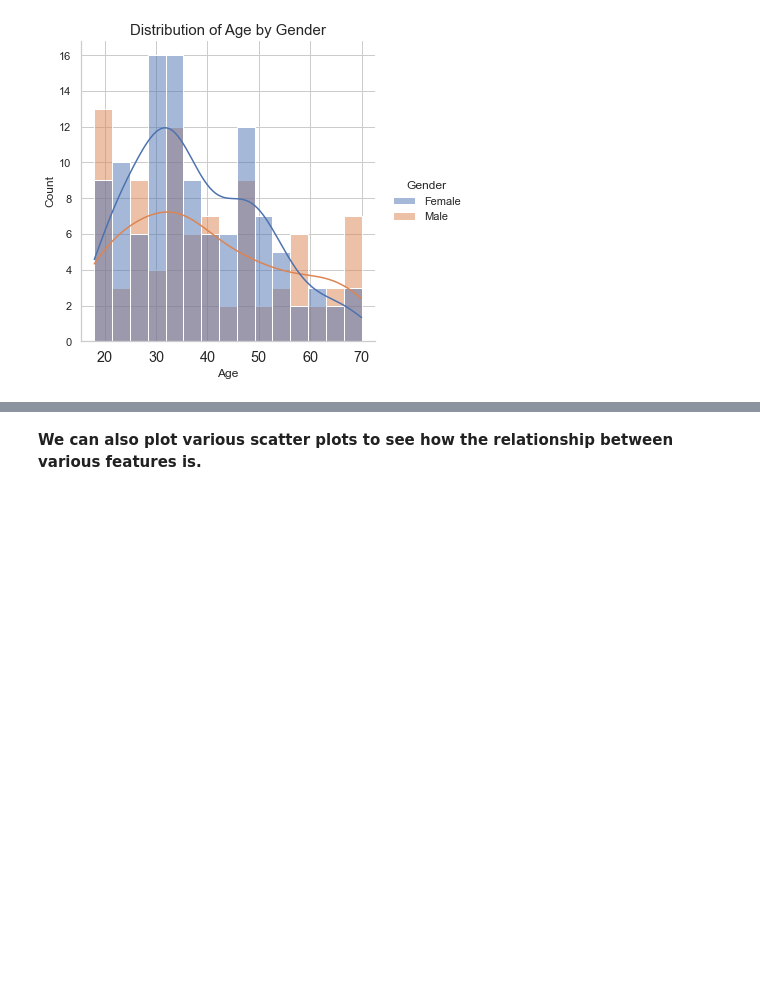
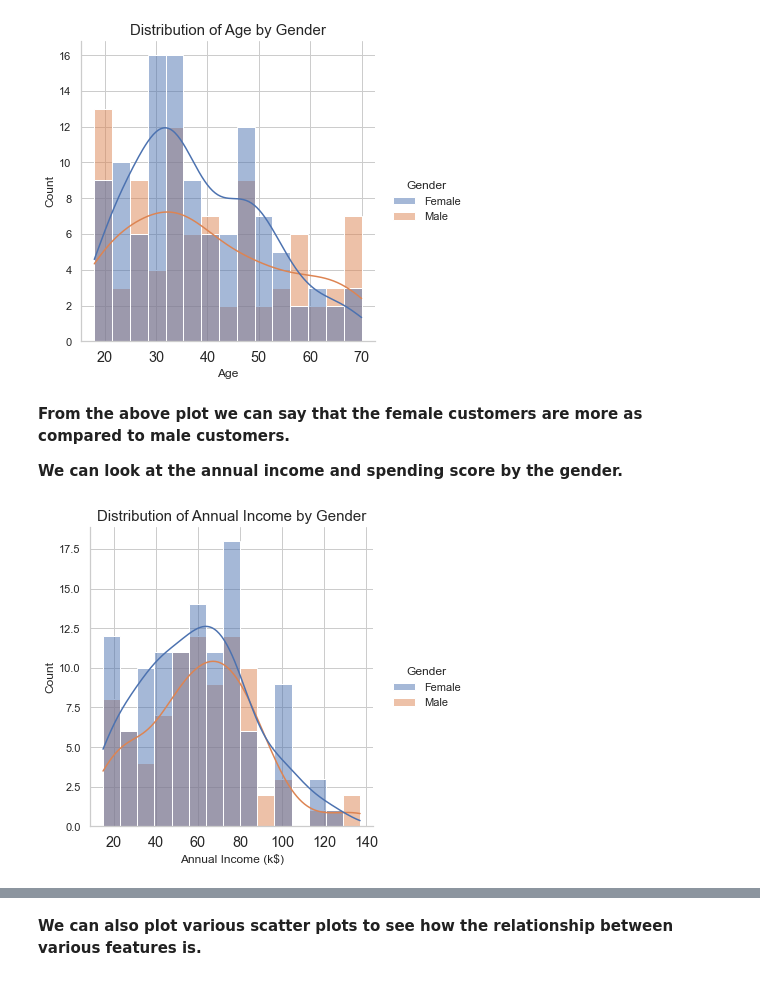
Before and after one commit to ayg15/mall-customer-segmentation, a Jupyter notebook: Mall Customer Segmentation.ipynb, the cells around one changed output, grey strips where cells are left out. Drawn from its saved outputs; the diff is of its cells as text; code cells hidden in the pictures; blank space fills up the shorter version.

Commit message:
Added distribution plots based on gender as hue

```diff
--- a/Mall Customer Segmentation.ipynb
+++ b/Mall Customer Segmentation.ipynb
@@ -199,3 +199,25 @@ plt.title('Distribution of Age by Gender'
 plt.show()
 # %% [output]
 [figure]
+# %% [markdown]
+**From the above plot we can say that the female customers are more as compared to male customers.**
+
+**We can look at the annual income and spending score by the gender.**
+# %%
+sns.displot(data = customer_df
+            , x = 'Annual Income (k$)'
+           , height = 5
+           , kde = True
+           , bins = 15
+           , hue = 'Gender')
+
+plt.xticks(fontweight = 'light'
+           , fontsize = 'large'
+          )
+
+plt.title('Distribution of Annual Income by Gender'
+         , fontsize = 15)
+
+plt.show()
+# %% [output]
+[figure, added]
```
Also changed, not shown: parts of 2 cells of this notebook.
